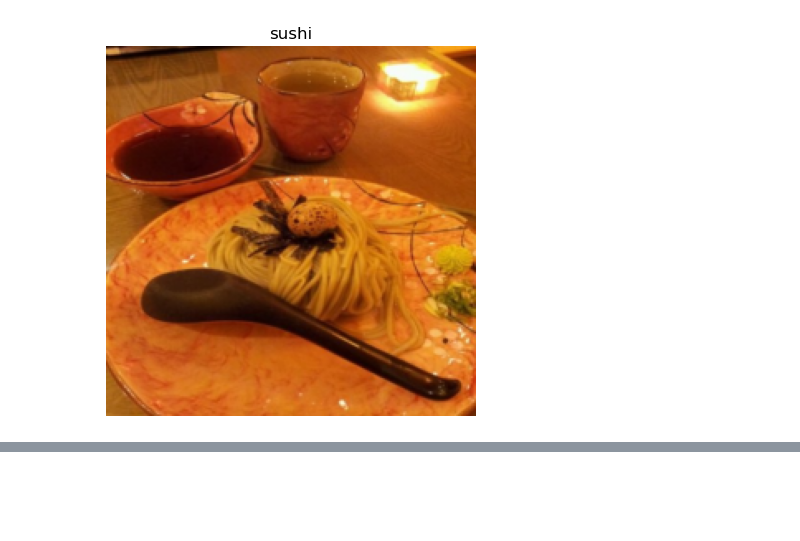
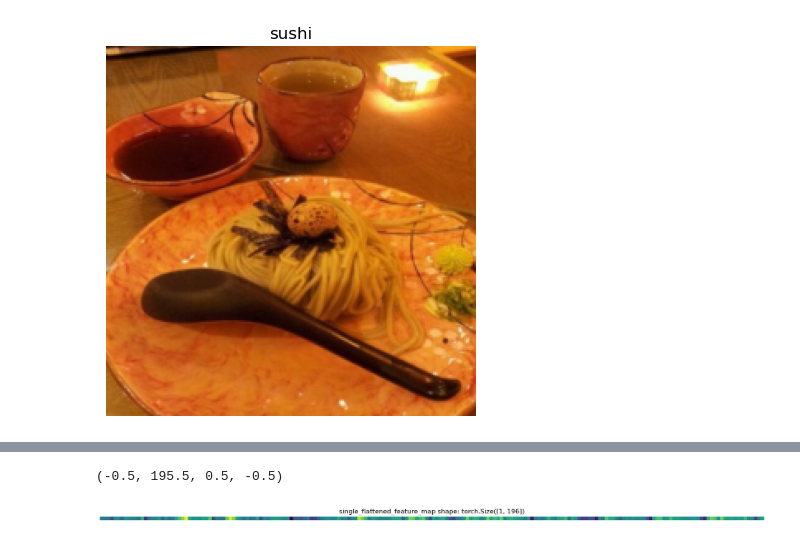
Before and after one commit to stanleyedward/vision_transformer_pytorch, a Jupyter notebook: main.ipynb, the cells around one changed output, grey strips where cells are left out. Drawn from its saved outputs; the diff is of its cells as text; code cells hidden in the pictures; blank space fills up the shorter version.

```diff
--- a/main.ipynb
+++ b/main.ipynb
@@ -495,5 +495,6 @@ Flattened image feature map shape : torch.Size([1, 768, 196])
 [figure]
 # %%
 #rearrage output of flattened layer
-print(f"{image_out_of_conv_flattened.permute(0,2,1).shape} ->[batchsize, num of patches, embedding dimension]")
+image_out_of_conv_flattened_permuted = image_out_of_conv_flattened.permute(0,2,1)
+print(f"{image_out_of_conv_flattened_permuted.shape} -> [batchsize, num of patches, embedding dimension]")
 # %% [output]
@@ -500,0 +502,4 @@ torch.Size([1, 196, 768])
+# %%
+#get a single flattened feature map
+single_flattened_feature_map = image_out_of_conv_flattened_permuted[:, :, 0]
+single_flattened_feature_map, single_flattened_feature_map.shape
@@ -500,0 +527,9 @@ torch.Size([1, 196, 768])
+# %%
+#plot the flattened feature map visually
+plt.figure(figsize=(22,22))
+plt.imshow(single_flattened_feature_map.detach().numpy())
+plt.title(f"single_flattened_feature_map shape: {single_flattened_feature_map.shape}")
+plt.axis("off")
+# %% [output]
+(-0.5, 195.5, 0.5, -0.5)
+[figure, added]
```
Also changed, not shown: parts of 25 cells of this notebook.
